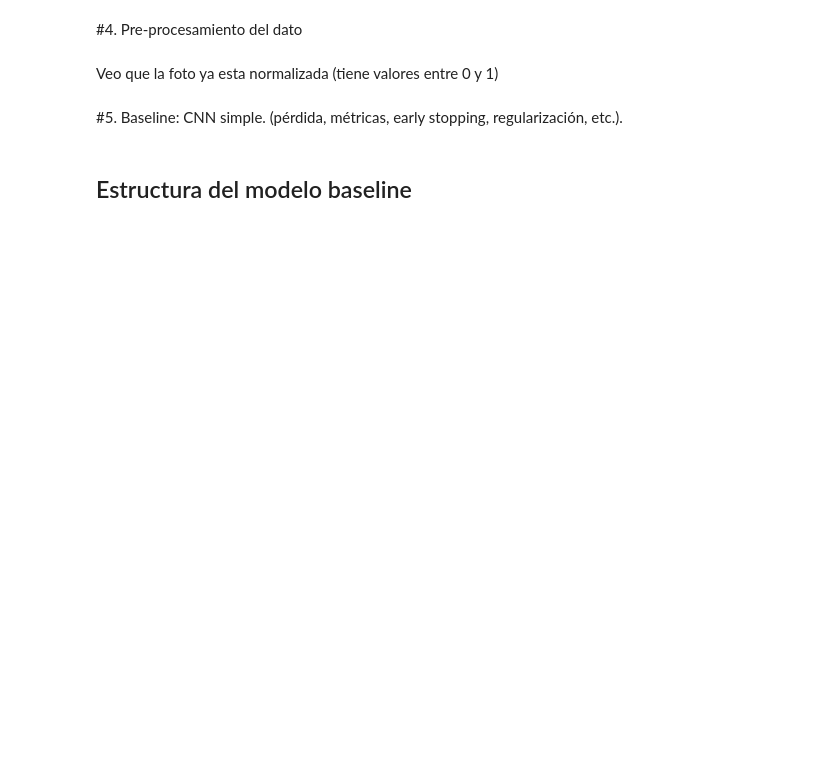
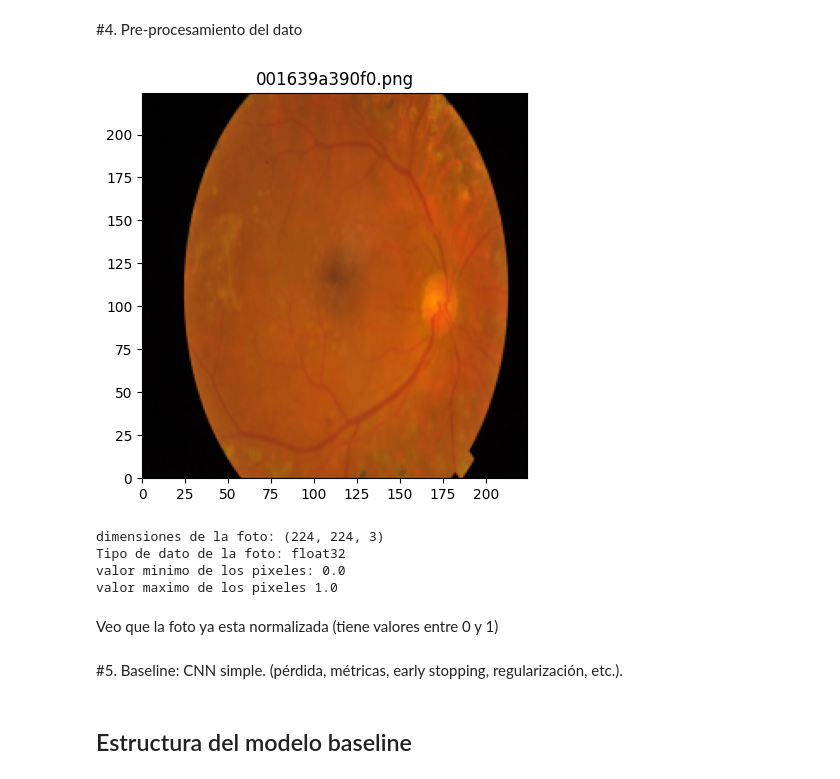
Before and after one commit to Valentina180/TFM, a Jupyter notebook: MainLocal.ipynb, the cells around one changed output. Drawn from its saved outputs; the diff is of its cells as text; code cells hidden in the pictures; blank space fills up the shorter version.

```diff
--- a/MainLocal.ipynb
+++ b/MainLocal.ipynb
@@ -152,23 +178,29 @@ print("imagenes redimensionadas")
 # %%
 import matplotlib.image as mpimg
 # miro al valor de los pixeles de la segunda imagen
-ruta = '/content/train_224/' # ruta de las imagenes de entrenamiento
+ruta = 'data/train_224/' # ruta de las imagenes de entrenamiento
 
 img_name = os.listdir(ruta)[1] # segunda imagen
 ruta = os.path.join(ruta, img_name)
 img = mpimg.imread(ruta)
 
 plt.figure(figsize=(5, 5))
 plt.imshow(Image.open(ruta))
 plt.title(f"{img_name}")
 plt.xlim(0, 224)
 plt.ylim(0, 224)
 plt.show()
 
 print("dimensiones de la foto:", np.shape(img))
 print("Tipo de dato de la foto:", img.dtype) # las imagenes tiene tipo de datos 'float32' entonces serán normalizados ya
 print("valor minimo de los pixeles:", img.min()) # valor minimo de los pixeles
 print("valor maximo de los pixeles", img.max()) # valor maximo de los pixeles es cerca de 0.95 entonces las fotos no necesitan normalizacion
+# %% [output]
+[figure, added]
+dimensiones de la foto: (224, 224, 3)
+Tipo de dato de la foto: float32
+valor minimo de los pixeles: 0.0
+valor maximo de los pixeles 1.0
 # %% [markdown]
 Veo que la foto ya esta normalizada (tiene valores entre 0 y 1)
 # %% [markdown]
```
Also changed, not shown: parts of 15 cells of this notebook, 3 other files.
